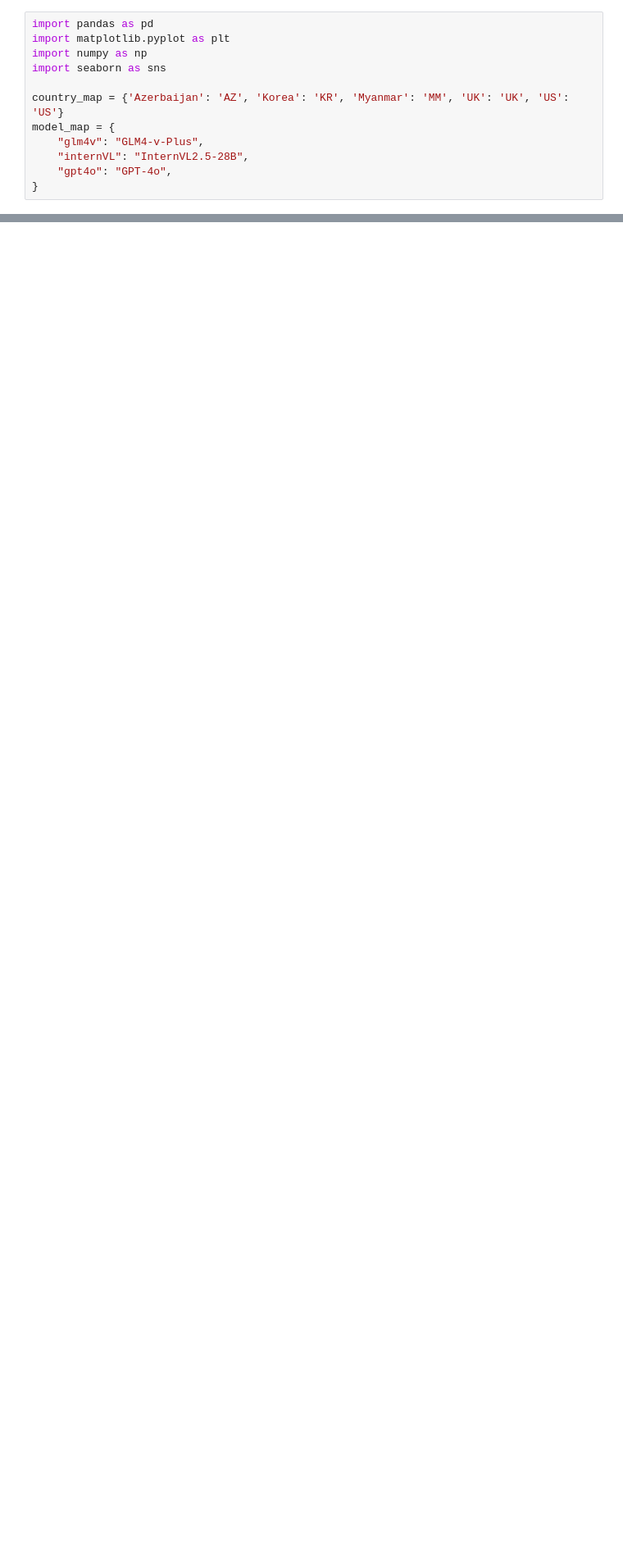
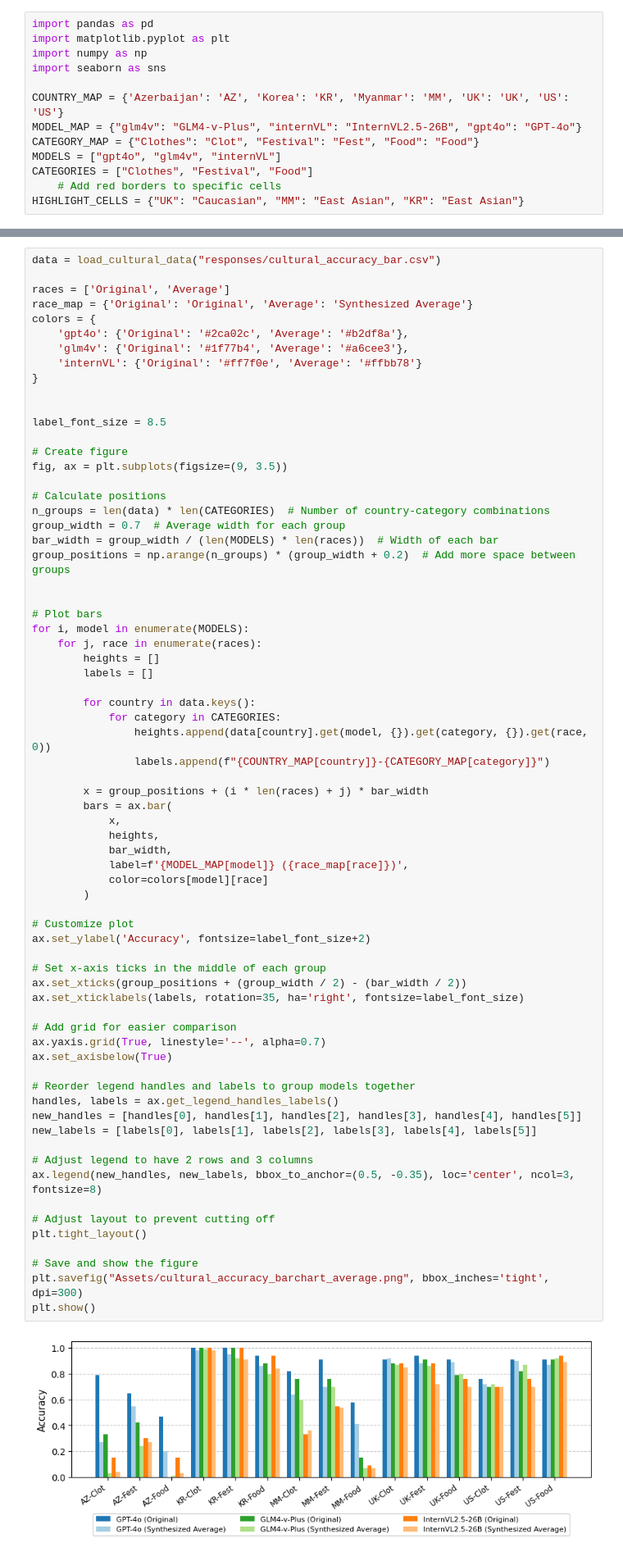
Before and after one commit to Jeon0001/ImageSynthPipeline, a Jupyter notebook: data-visualize.ipynb, the cells around one changed output, grey strips where cells are left out. Shown: that part at 82% size. Saved outputs shown, nothing was run; the diff lists cells and outputs as text; blank space fills up the shorter version.

Commit message:
updated for finalized data

```diff
--- a/data-visualize.ipynb
+++ b/data-visualize.ipynb
@@ -6,9 +8,10 @@ import matplotlib.pyplot as plt
 import numpy as np
 import seaborn as sns
 
-country_map = {'Azerbaijan': 'AZ', 'Korea': 'KR', 'Myanmar': 'MM', 'UK': 'UK', 'US': 'US'}
-model_map = {
-    "glm4v": "GLM4-v-Plus",
-    "internVL": "InternVL2.5-28B",
-    "gpt4o": "GPT-4o",
-}
+COUNTRY_MAP = {'Azerbaijan': 'AZ', 'Korea': 'KR', 'Myanmar': 'MM', 'UK': 'UK', 'US': 'US'}
+MODEL_MAP = {"glm4v": "GLM4-v-Plus", "internVL": "InternVL2.5-26B", "gpt4o": "GPT-4o"}
+CATEGORY_MAP = {"Clothes": "Clot", "Festival": "Fest", "Food": "Food"}
+MODELS = ["gpt4o", "glm4v", "internVL"]
+CATEGORIES = ["Clothes", "Festival", "Food"]
+    # Add red borders to specific cells
+HIGHLIGHT_CELLS = {"UK": "Caucasian", "MM": "East Asian", "KR": "East Asian"}
@@ -49,0 +63,71 @@ race_colors = {"Original": "#8c564b", "East Asian": "#2c6e49", "African": "#4c95
+# %%
+data = load_cultural_data("responses/cultural_accuracy_bar.csv")
+
+races = ['Original', 'Average']
+race_map = {'Original': 'Original', 'Average': 'Synthesized Average'}
+colors = {
+    'gpt4o': {'Original': '#2ca02c', 'Average': '#b2df8a'},
+    'glm4v': {'Original': '#1f77b4', 'Average': '#a6cee3'},
+    'internVL': {'Original': '#ff7f0e', 'Average': '#ffbb78'}
+}
+
+
+label_font_size = 8.5
+
+# Create figure
+fig, ax = plt.subplots(figsize=(9, 3.5))
+
+# Calculate positions
+n_groups = len(data) * len(CATEGORIES)  # Number of country-category combinations
+group_width = 0.7  # Average width for each group
+bar_width = group_width / (len(MODELS) * len(races))  # Width of each bar
+group_positions = np.arange(n_groups) * (group_width + 0.2)  # Add more space between groups
+
+
+# Plot bars
+for i, model in enumerate(MODELS):
+    for j, race in enumerate(races):
+        heights = []
+        labels = []
+
+        for country in data.keys():
+            for category in CATEGORIES:
+                heights.append(data[country].get(model, {}).get(category, {}).get(race, 0))
+                labels.append(f"{COUNTRY_MAP[country]}-{CATEGORY_MAP[category]}")
+
+        x = group_positions + (i * len(races) + j) * bar_width
+        bars = ax.bar(
+            x,
+            heights,
+            bar_width,
+            label=f'{MODEL_MAP[model]} ({race_map[race]})',
+            color=colors[model][race]
+        )
+
+# Customize plot
+ax.set_ylabel('Accuracy', fontsize=label_font_size+2)
+
+# Set x-axis ticks in the middle of each group
+ax.set_xticks(group_positions + (group_width / 2) - (bar_width / 2))
+ax.set_xticklabels(labels, rotation=35, ha='right', fontsize=label_font_size)
+
+# Add grid for easier comparison
+ax.yaxis.grid(True, linestyle='--', alpha=0.7)
+ax.set_axisbelow(True)
+
+# Reorder legend handles and labels to group models together
+handles, labels = ax.get_legend_handles_labels()
+new_handles = [handles[0], handles[1], handles[2], handles[3], handles[4], handles[5]]
+new_labels = [labels[0], labels[1], labels[2], labels[3], labels[4], labels[5]]
+
+# Adjust legend to have 2 rows and 3 columns
+ax.legend(new_handles, new_labels, bbox_to_anchor=(0.5, -0.35), loc='center', ncol=3, fontsize=8)
+
+# Adjust layout to prevent cutting off
+plt.tight_layout()
+
+# Save and show the figure
+plt.savefig("Assets/cultural_accuracy_barchart_average.png", bbox_inches='tight', dpi=300)
+plt.show()
+# %% [output]
+[figure, added]
```
Also changed, not shown: parts of 21 cells of this notebook, 44 other files.
